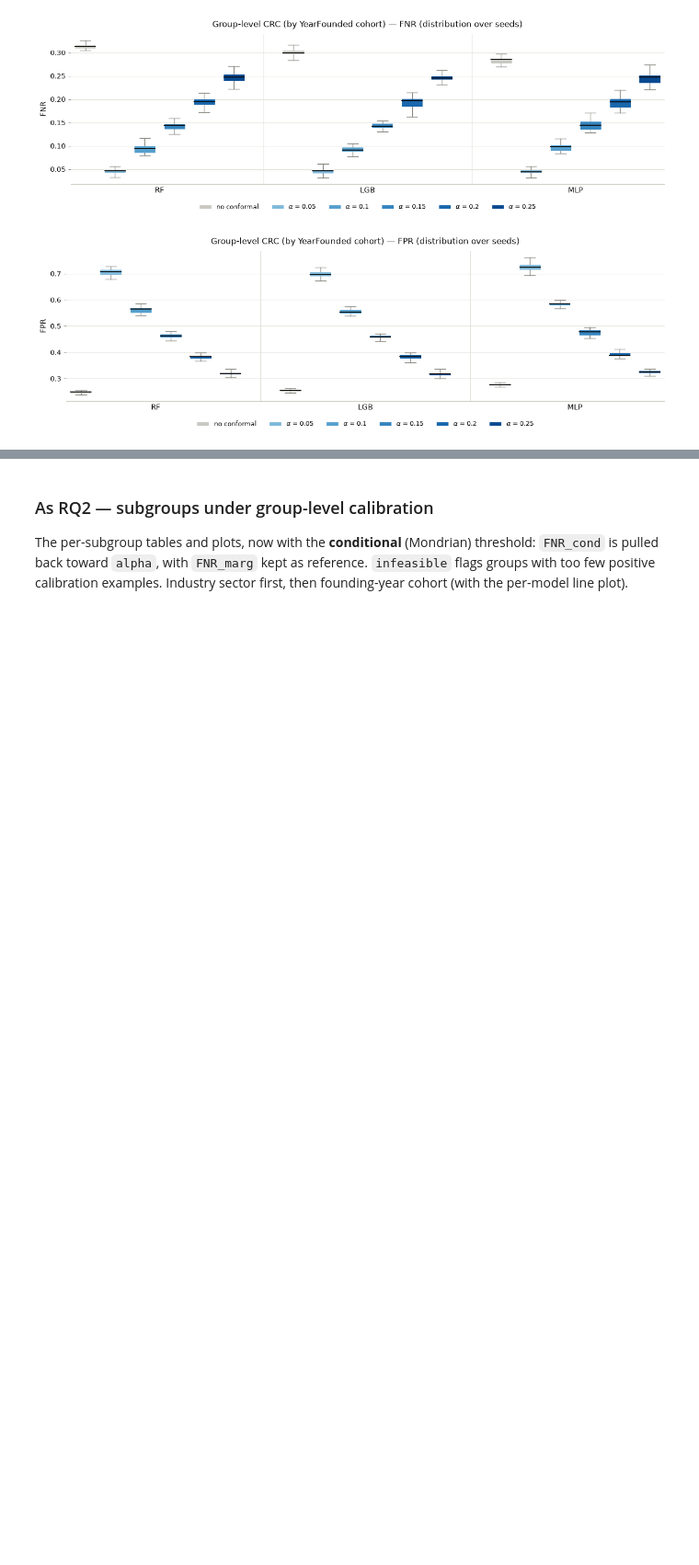
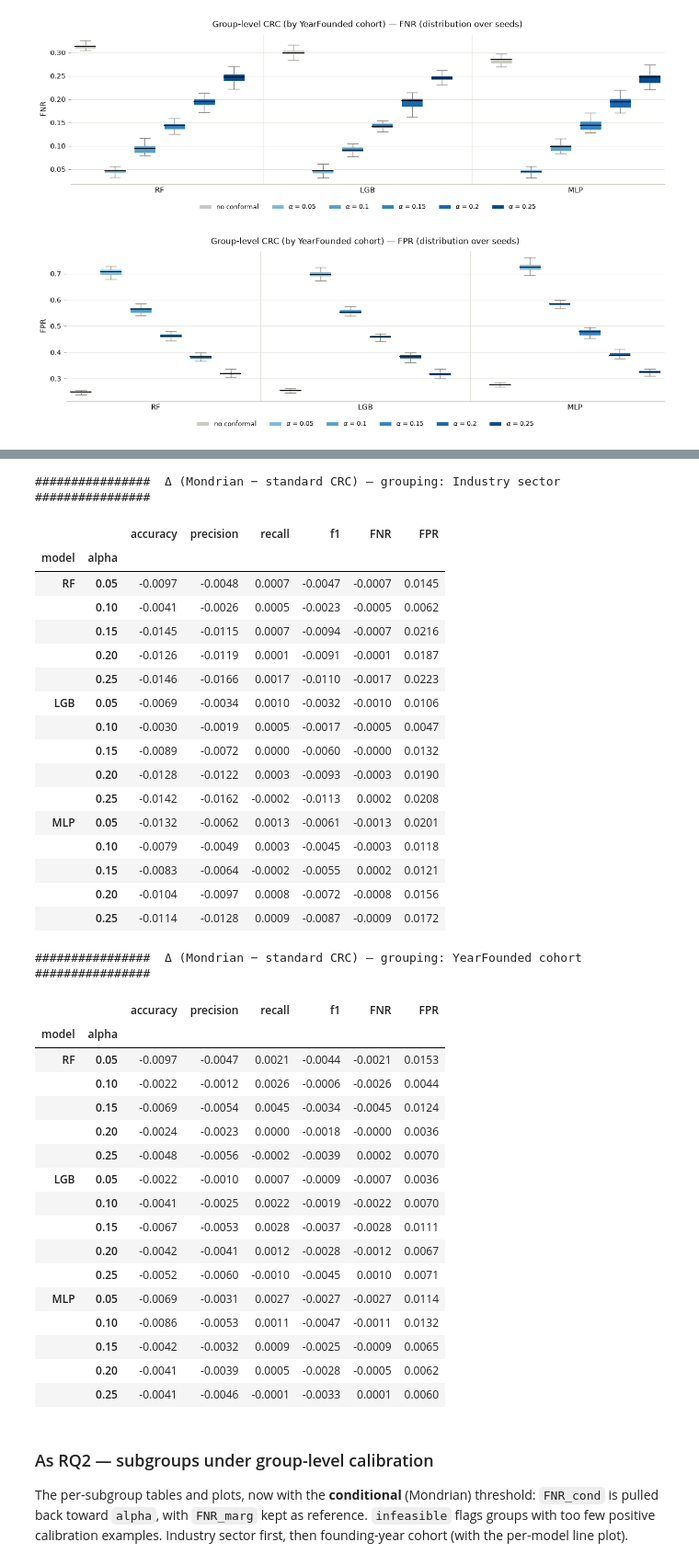
Before and after one commit to tail-unica/conformal-startup-survival, a Jupyter notebook: notebook.ipynb, the cells around one changed output, grey strips where cells are left out. Shown at 92% size. Drawn from its saved outputs; the diff is of its cells as text; code cells hidden in the pictures; blank space fills up the shorter version.

Commit message:
Plots and tables review

```diff
--- a/notebook.ipynb
+++ b/notebook.ipynb
@@ -759,3 +909,66 @@ for dim_name, _ in subgroup_dims:
+# %%
+# Δ metriche: Mondrian (group-level, RQ3) − CRC standard (marginal, RQ1).
+# Standard  -> conformal_store[model]                 (single global threshold)
+# Mondrian  -> group_cal_store[(model, grouping)]     (per-group thresholds)
+# Same fixed pool and same seeds, so the two are directly comparable row by row.
+metric_cols = ["accuracy", "precision", "recall", "f1", "FNR", "FPR"]
+
+def _conf_means(df):
+    """Mean-over-seeds conformal metrics indexed by target alpha."""
+    return df[df["calibrated"]].groupby("alpha")[metric_cols].mean()
+
+crc_mondrian_delta = {}
+for dim_name, _ in subgroup_dims:
+    blocks = []
+    for model_type in conformal_store:
+        std  = _conf_means(conformal_store[model_type])
+        mond = _conf_means(group_cal_store[(model_type, dim_name)])
+        delta = (mond - std)
+        delta.insert(0, "model", model_type.upper())
+        blocks.append(delta.reset_index())
+    tab = (pd.concat(blocks, ignore_index=True)[["model", "alpha"] + metric_cols]
+             .set_index(["model", "alpha"])
+             .round(4))
+    crc_mondrian_delta[dim_name] = tab
+    print(f"################  Δ (Mondrian − standard CRC) — grouping: {dim_name}  ################")
+    display(tab)
+# %% [output]
+################  Δ (Mondrian − standard CRC) — grouping: Industry sector  ################
+|  |  | accuracy | precision | recall | f1 | FNR | FPR |
+| model | alpha |  |  |  |  |  |  |
+| RF | 0.05 | -0.0097 | -0.0048 | 0.0007 | -0.0047 | -0.0007 | 0.0145 |
+|  | 0.10 | -0.0041 | -0.0026 | 0.0005 | -0.0023 | -0.0005 | 0.0062 |
+|  | 0.15 | -0.0145 | -0.0115 | 0.0007 | -0.0094 | -0.0007 | 0.0216 |
+|  | 0.20 | -0.0126 | -0.0119 | 0.0001 | -0.0091 | -0.0001 | 0.0187 |
+|  | 0.25 | -0.0146 | -0.0166 | 0.0017 | -0.0110 | -0.0017 | 0.0223 |
+| LGB | 0.05 | -0.0069 | -0.0034 | 0.0010 | -0.0032 | -0.0010 | 0.0106 |
+|  | 0.10 | -0.0030 | -0.0019 | 0.0005 | -0.0017 | -0.0005 | 0.0047 |
+|  | 0.15 | -0.0089 | -0.0072 | 0.0000 | -0.0060 | -0.0000 | 0.0132 |
+|  | 0.20 | -0.0128 | -0.0122 | 0.0003 | -0.0093 | -0.0003 | 0.0190 |
+|  | 0.25 | -0.0142 | -0.0162 | -0.0002 | -0.0113 | 0.0002 | 0.0208 |
+| MLP | 0.05 | -0.0132 | -0.0062 | 0.0013 | -0.0061 | -0.0013 | 0.0201 |
+|  | 0.10 | -0.0079 | -0.0049 | 0.0003 | -0.0045 | -0.0003 | 0.0118 |
+|  | 0.15 | -0.0083 | -0.0064 | -0.0002 | -0.0055 | 0.0002 | 0.0121 |
+|  | 0.20 | -0.0104 | -0.0097 | 0.0008 | -0.0072 | -0.0008 | 0.0156 |
+|  | 0.25 | -0.0114 | -0.0128 | 0.0009 | -0.0087 | -0.0009 | 0.0172 |
+################  Δ (Mondrian − standard CRC) — grouping: YearFounded cohort  ################
+|  |  | accuracy | precision | recall | f1 | FNR | FPR |
+| model | alpha |  |  |  |  |  |  |
+| RF | 0.05 | -0.0097 | -0.0047 | 0.0021 | -0.0044 | -0.0021 | 0.0153 |
+|  | 0.10 | -0.0022 | -0.0012 | 0.0026 | -0.0006 | -0.0026 | 0.0044 |
+|  | 0.15 | -0.0069 | -0.0054 | 0.0045 | -0.0034 | -0.0045 | 0.0124 |
+|  | 0.20 | -0.0024 | -0.0023 | 0.0000 | -0.0018 | -0.0000 | 0.0036 |
+|  | 0.25 | -0.0048 | -0.0056 | -0.0002 | -0.0039 | 0.0002 | 0.0070 |
+| LGB | 0.05 | -0.0022 | -0.0010 | 0.0007 | -0.0009 | -0.0007 | 0.0036 |
+|  | 0.10 | -0.0041 | -0.0025 | 0.0022 | -0.0019 | -0.0022 | 0.0070 |
+|  | 0.15 | -0.0067 | -0.0053 | 0.0028 | -0.0037 | -0.0028 | 0.0111 |
+|  | 0.20 | -0.0042 | -0.0041 | 0.0012 | -0.0028 | -0.0012 | 0.0067 |
+|  | 0.25 | -0.0052 | -0.0060 | -0.0010 | -0.0045 | 0.0010 | 0.0071 |
+| MLP | 0.05 | -0.0069 | -0.0031 | 0.0027 | -0.0027 | -0.0027 | 0.0114 |
+|  | 0.10 | -0.0086 | -0.0053 | 0.0011 | -0.0047 | -0.0011 | 0.0132 |
+|  | 0.15 | -0.0042 | -0.0032 | 0.0009 | -0.0025 | -0.0009 | 0.0065 |
+|  | 0.20 | -0.0041 | -0.0039 | 0.0005 | -0.0028 | -0.0005 | 0.0062 |
+|  | 0.25 | -0.0041 | -0.0046 | -0.0001 | -0.0033 | 0.0001 | 0.0060 |
 # %% [markdown]
 ### As RQ2 — subgroups under group-level calibration
 
```
Also changed, not shown: parts of 10 cells of this notebook.
